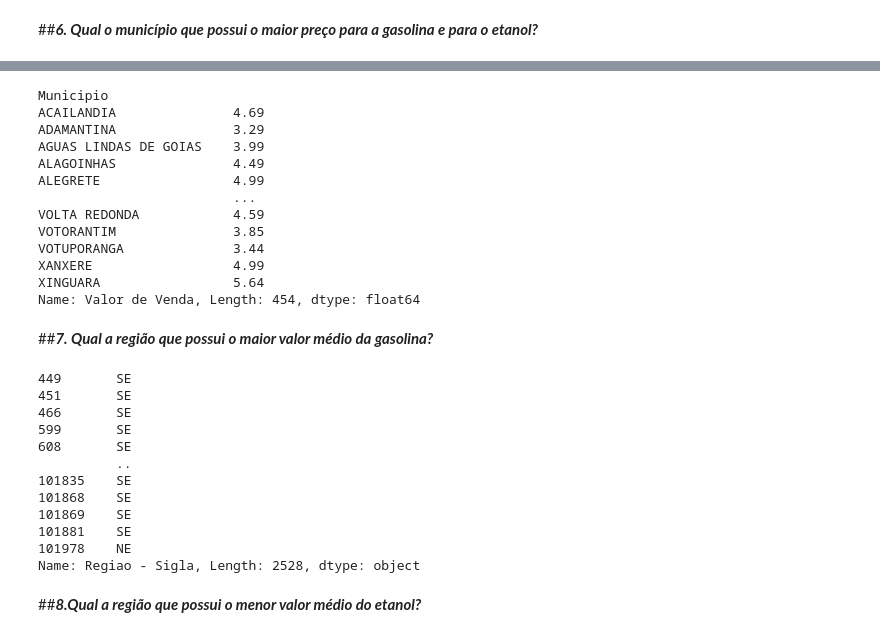
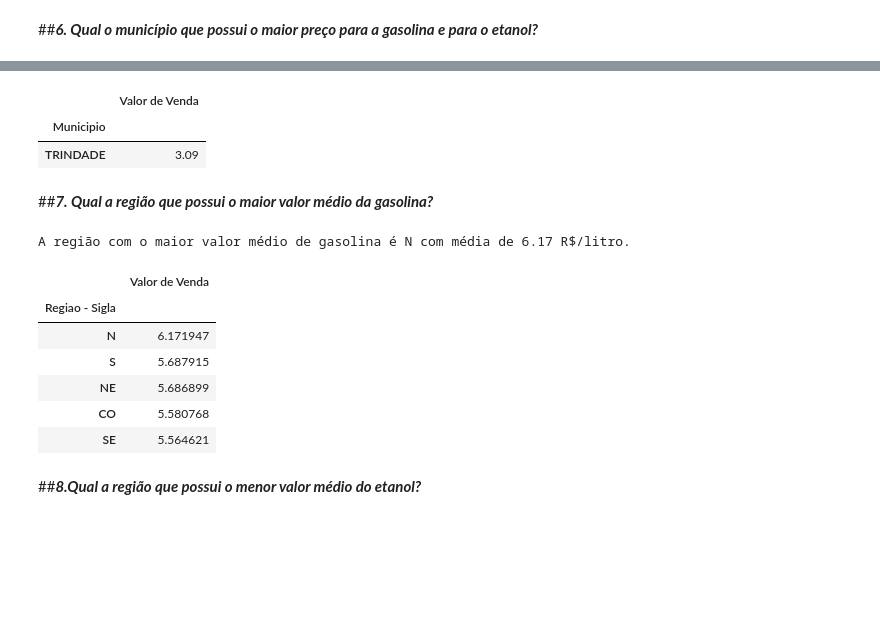
Before and after one commit to alsantosad/PROJECT-ROCKET, a Jupyter notebook: M4TRABALHO_EM_GRUPO.ipynb, the cells around one changed output, grey strips where cells are left out. Cells and saved outputs as stored; diff of their text form; code cells hidden in the pictures; blank space fills up the shorter version.

```diff
--- a/M4TRABALHO_EM_GRUPO.ipynb
+++ b/M4TRABALHO_EM_GRUPO.ipynb
@@ -464,13 +448,9 @@ Name: Valor de Venda, Length: 454, dtype: float64
 # %% [markdown]
 ##***6. Qual o município que possui o maior preço para a gasolina e para o etanol?***
 # %%
-# Filtra apenas as linhas relacionadas à gasolina
-gasolina_df = dfproc[dfproc['Produto'] == 'GASOLINA']
-
-# Filtra apenas as linhas relacionadas ao etanol
-etanol_df = dfproc[dfproc['Produto'] == 'ETANOL']
-
-# Calcula o preço maximo da gasolina para cada estado
-max_gasolina_por_estado = gasolina_df.groupby('Municipio')['Valor de Venda'].max()
-max_gasolina_por_estado
+# Calcula o preço maximo da gasolina para cada municipio
+max_gasolina_por_municipio = gasolina_df.groupby('Municipio')['Valor de Venda'].max()
+municipio_max_gasol = max_gasolina_por_municipio.sort_values().head(1)
+dfmgm = pd.DataFrame(municipio_max_gasol)
+dfmgm
 # %% [output]
@@ -490,39 +460,35 @@ Name: Valor de Venda, Length: 459, dtype: float64
 # %%
 # Calcula o preço maximo do etanol para cada estado
-max_etanol_por_estado = etanol_df.groupby('Municipio')['Valor de Venda'].max()
-max_etanol_por_estado
+max_etanol_por_municipio = etanol_df.groupby('Municipio')['Valor de Venda'].max()
+municipio_max_etanol = max_etanol_por_municipio.sort_values().head(1)
+dfmme =  pd.DataFrame(municipio_max_etanol)
+dfmme
 # %% [output]
-Municipio
-ACAILANDIA               4.69
-ADAMANTINA               3.29
-AGUAS LINDAS DE GOIAS    3.99
-ALAGOINHAS               4.49
-ALEGRETE                 4.99
-                         ...
-VOLTA REDONDA            4.59
-VOTORANTIM               3.85
-VOTUPORANGA              3.44
-XANXERE                  4.99
-XINGUARA                 5.64
-Name: Valor de Venda, Length: 454, dtype: float64
+|  | Valor de Venda |
+| Municipio |  |
+| TRINDADE | 3.09 |
 # %% [markdown]
 ##***7. Qual a região que possui o maior valor médio da gasolina?***
-# %%
-# Calcula o preço maximo da gasolina para cada estado
-max_gasolina_por_estado = dfproc[ (dfproc["Produto"] == "GASOLINA") & (dfproc["Valor de Venda"].mean() > dfproc["Valor de Venda"])]
-max_gasolina_por_estado["Regiao - Sigla"]
-# %% [output]
-449       SE
-451       SE
-466       SE
-599       SE
-608       SE
-          ..
-101835    SE
-101868    SE
-101869    SE
-101881    SE
-101978    NE
-Name: Regiao - Sigla, Length: 2528, dtype: object
+# %%
+media_gasolina_por_regiao = gasolina_df.groupby("Regiao - Sigla")['Valor de Venda'].mean()
+
+regiao_maior_media_gasolina = media_gasolina_por_regiao.idxmax()
+valor_maior_media_gasolina = media_gasolina_por_regiao.max()
+
+print(f'A região com o maior valor médio de gasolina é {regiao_maior_media_gasolina} com média de {valor_maior_media_gasolina:.2f} R$/litro.')
+
+regioes_ordenadas = media_gasolina_por_regiao.sort_values(ascending=False)
+
+dfrmmg = pd.DataFrame(regioes_ordenadas)
+dfrmmg
+# %% [output]
+A região com o maior valor médio de gasolina é N com média de 6.17 R$/litro.
+|  | Valor de Venda |
+| Regiao - Sigla |  |
+| N | 6.171947 |
+| S | 5.687915 |
+| NE | 5.686899 |
+| CO | 5.580768 |
+| SE | 5.564621 |
 # %% [markdown]
 ##***8.Qual a região que possui o menor valor médio do etanol?***
```
Also changed, not shown: parts of 4 cells of this notebook.
